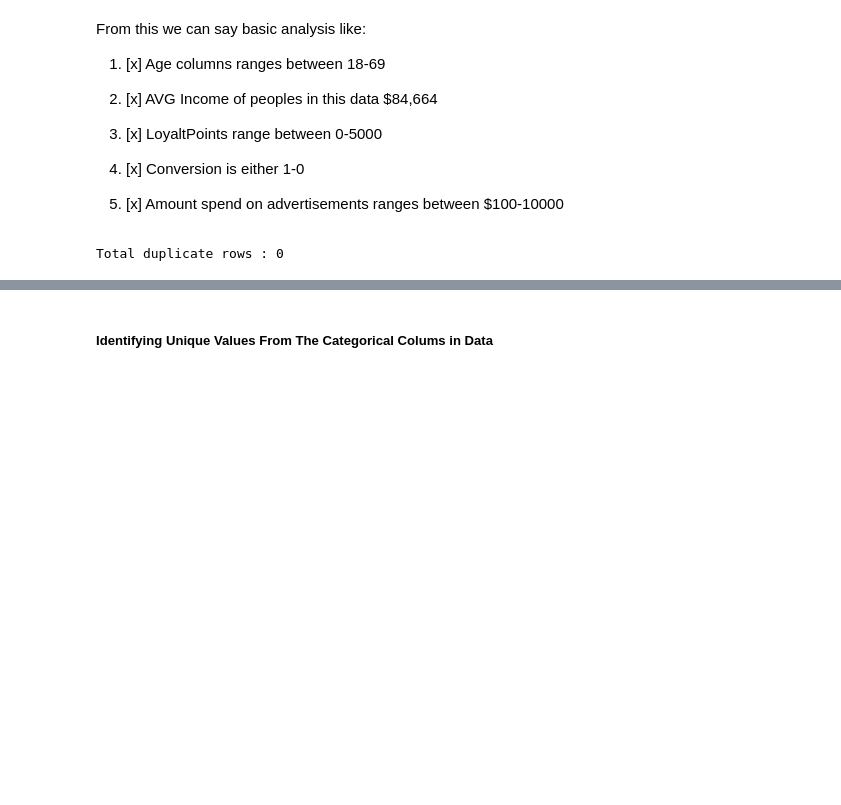
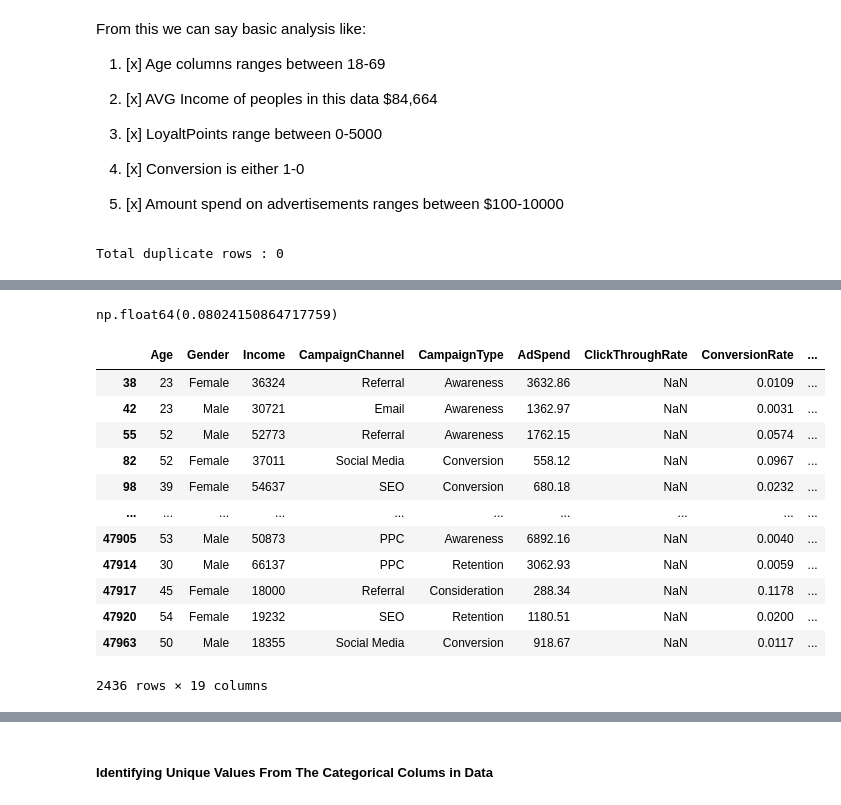
Before and after one commit to barkobt/tubitak-marketing-analytics, a Jupyter notebook: notebooks/01_eda_and_cleaning.ipynb, the cells around one changed output, grey strips where cells are left out. Drawn from its saved outputs; the diff is of its cells as text; code cells hidden in the pictures; blank space fills up the shorter version.

```diff
--- a/notebooks/01_eda_and_cleaning.ipynb
+++ b/notebooks/01_eda_and_cleaning.ipynb
@@ -124,0 +150,20 @@ Total duplicate rows : 0
+# %%
+data['ClickThroughRate'].mean()
+# %% [output]
+np.float64(0.08024150864717759)
+# %%
+data[data['ClickThroughRate'].isna()]
+# %% [output]
+|  | Age | Gender | Income | CampaignChannel | CampaignType | AdSpend | ClickThroughRate | ConversionRate | ... |
+| 38 | 23 | Female | 36324 | Referral | Awareness | 3632.86 | NaN | 0.0109 | ... |
+| 42 | 23 | Male | 30721 | Email | Awareness | 1362.97 | NaN | 0.0031 | ... |
+| 55 | 52 | Male | 52773 | Referral | Awareness | 1762.15 | NaN | 0.0574 | ... |
+| 82 | 52 | Female | 37011 | Social Media | Conversion | 558.12 | NaN | 0.0967 | ... |
+| 98 | 39 | Female | 54637 | SEO | Conversion | 680.18 | NaN | 0.0232 | ... |
+| ... | ... | ... | ... | ... | ... | ... | ... | ... | ... |
+| 47905 | 53 | Male | 50873 | PPC | Awareness | 6892.16 | NaN | 0.0040 | ... |
+| 47914 | 30 | Male | 66137 | PPC | Retention | 3062.93 | NaN | 0.0059 | ... |
+| 47917 | 45 | Female | 18000 | Referral | Consideration | 288.34 | NaN | 0.1178 | ... |
+| 47920 | 54 | Female | 19232 | SEO | Retention | 1180.51 | NaN | 0.0200 | ... |
+| 47963 | 50 | Male | 18355 | Social Media | Conversion | 918.67 | NaN | 0.0117 | ... |
+2436 rows × 19 columns
```
Also changed, not shown: parts of 17 cells of this notebook.
